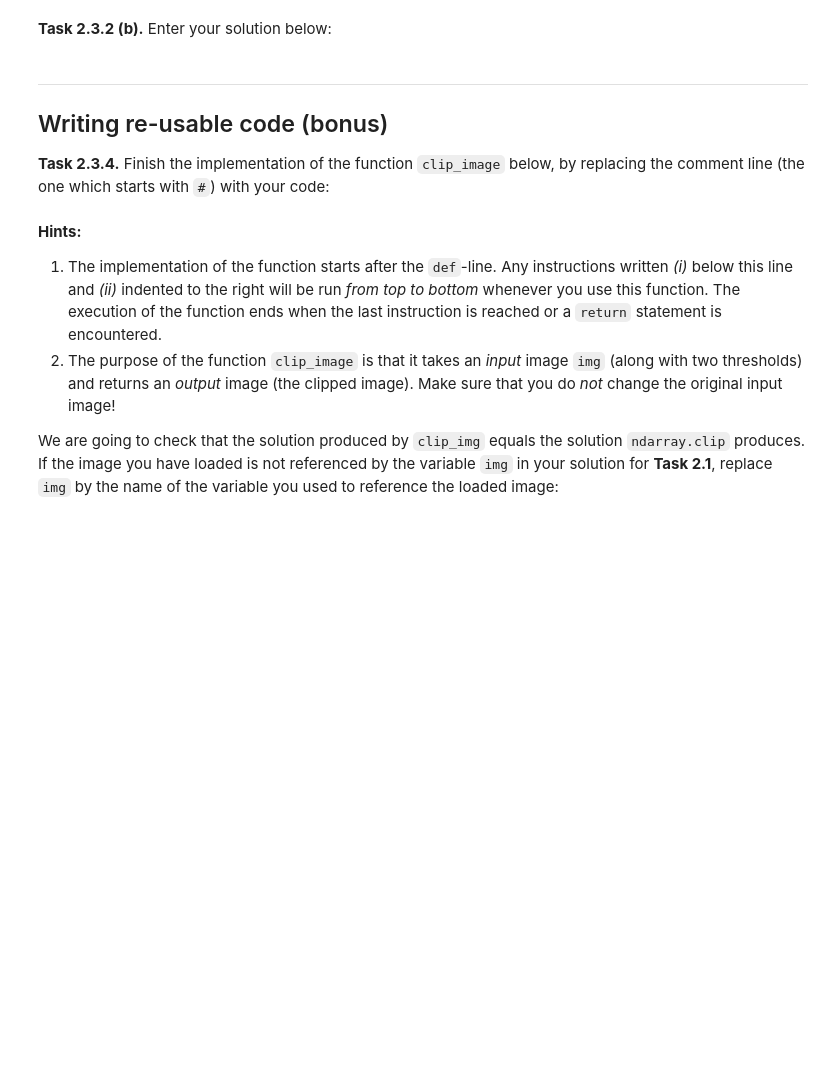
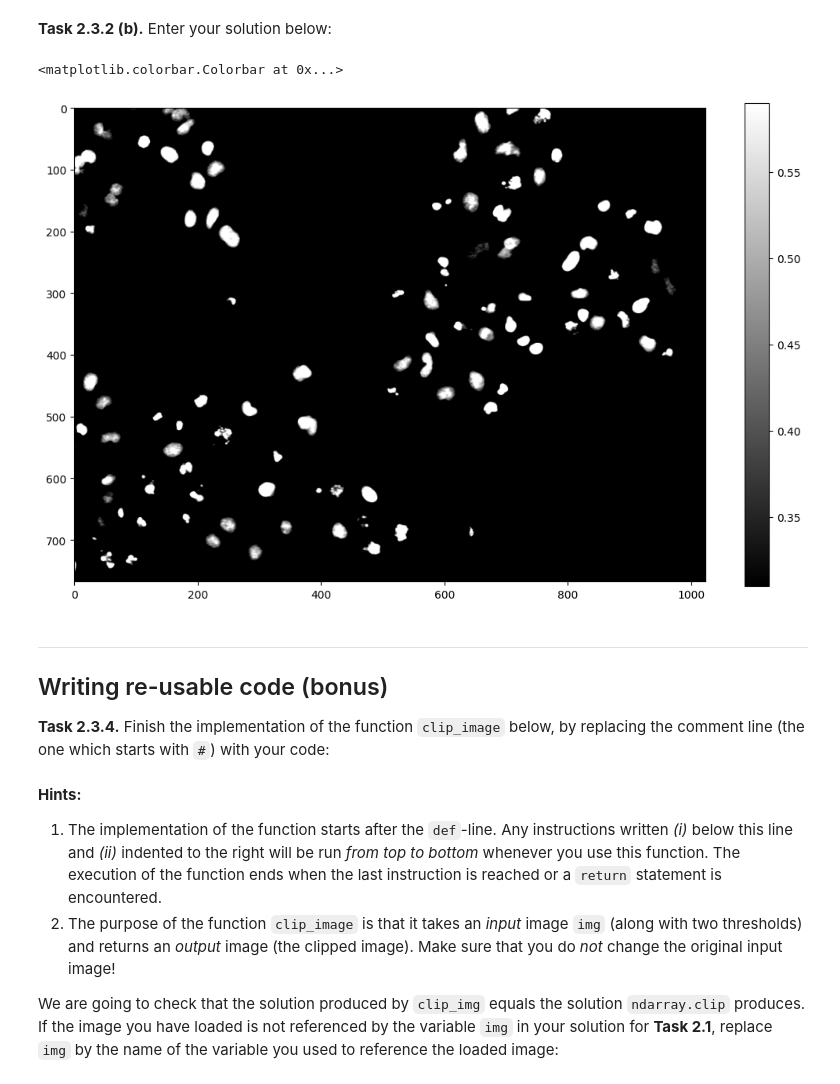
Before and after one commit to acetronomical/mobi-fs3-python, a Jupyter notebook: task2.ipynb, the cells around one changed output. Saved outputs shown, nothing was run; the diff lists cells and outputs as text; code cells hidden in the pictures; blank space fills up the shorter version.

```diff
--- a/task2.ipynb
+++ b/task2.ipynb
@@ -86,5 +96,19 @@ TypeError: Invalid shape () for image data
 # %% [markdown]
 **<a id="#">Task 2.3.2 (b).</a>** Enter your solution below:
+# %%
+image_clip = img.copy()
+rows,cols=img.shape
+for i in numpy.ndindex(img.shape):
+        if image_clip[i] < T1:
+            image_clip[i]=T1
+        if image_clip[i] > T2:
+            image_clip[i]=T2
+plt.figure(figsize=(13,8))
+plt.imshow(image_clip,'gray')
+plt.colorbar()
+# %% [output]
+<matplotlib.colorbar.Colorbar at 0x...>
+[figure, added]
 # %% [markdown]
 ---
 
```
Also changed, not shown: parts of 2 cells of this notebook.
